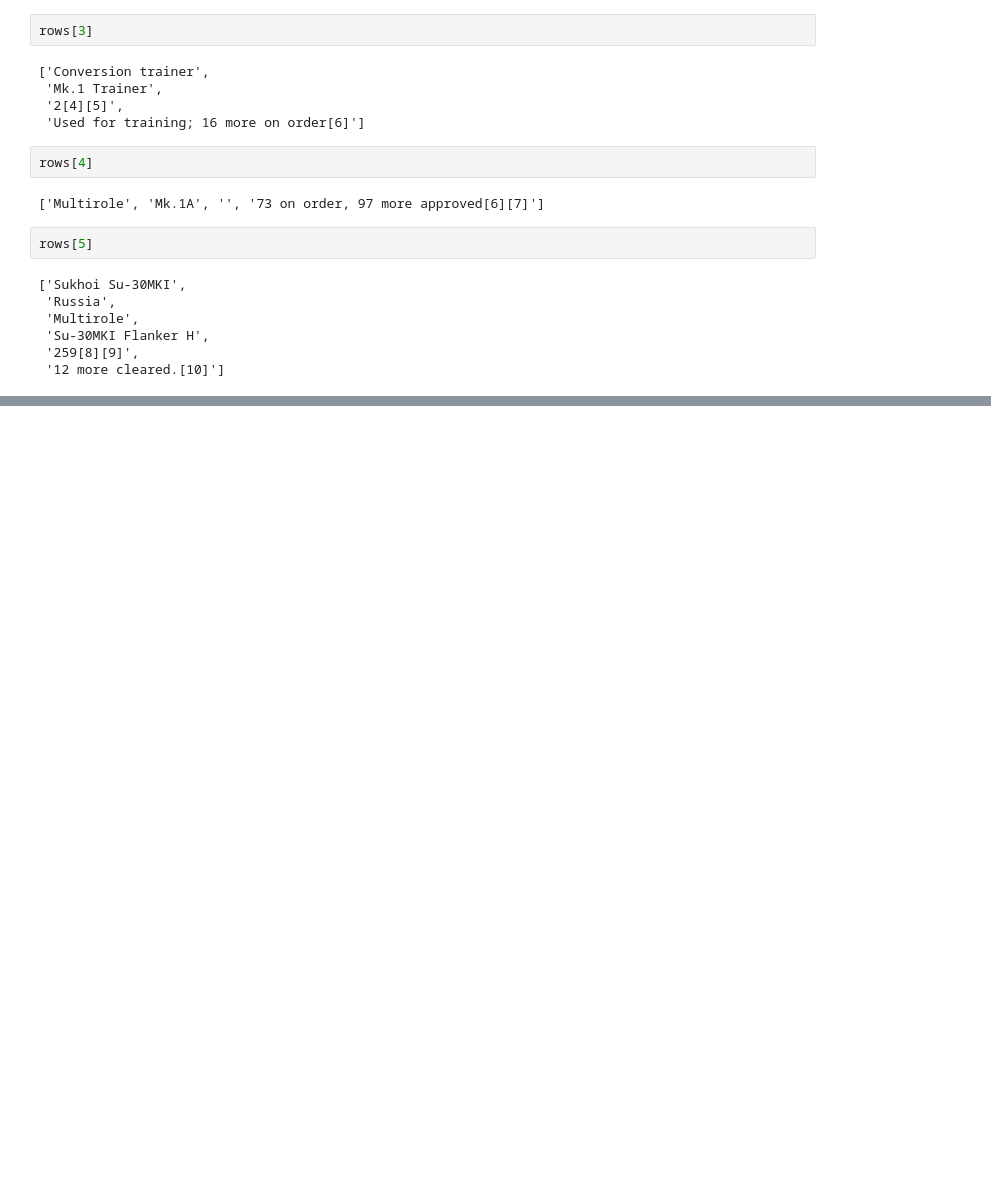
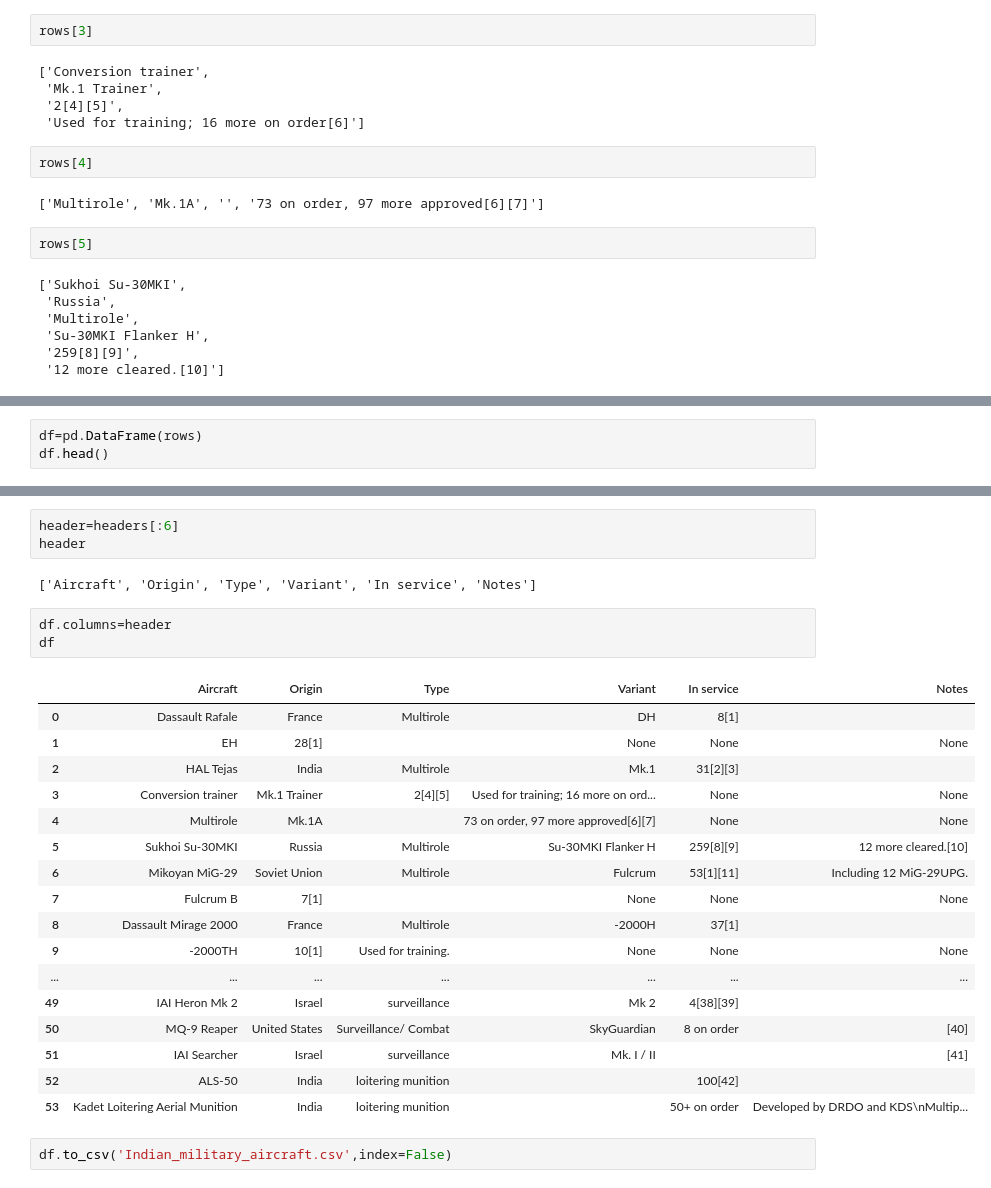
Before and after one commit to sakshi07-hui/Sak_pandas, a Jupyter notebook: HW3.ipynb, the cells around one changed output, grey strips where cells are left out. Saved outputs shown, nothing was run; the diff lists cells and outputs as text; blank space fills up the shorter version.

```diff
--- a/HW3.ipynb
+++ b/HW3.ipynb
@@ -106,0 +109,3 @@ rows[5]
+# %%
+df=pd.DataFrame(rows)
+df.head()
@@ -106,0 +119,28 @@ rows[5]
+# %%
+header=headers[:6]
+header
+# %% [output]
+['Aircraft', 'Origin', 'Type', 'Variant', 'In service', 'Notes']
+# %%
+df.columns=header
+df
+# %% [output]
+|  | Aircraft | Origin | Type | Variant | In service | Notes |
+| 0 | Dassault Rafale | France | Multirole | DH | 8[1] |  |
+| 1 | EH | 28[1] |  | None | None | None |
+| 2 | HAL Tejas | India | Multirole | Mk.1 | 31[2][3] |  |
+| 3 | Conversion trainer | Mk.1 Trainer | 2[4][5] | Used for training; 16 more on ord... | None | None |
+| 4 | Multirole | Mk.1A |  | 73 on order, 97 more approved[6][7] | None | None |
+| 5 | Sukhoi Su-30MKI | Russia | Multirole | Su-30MKI Flanker H | 259[8][9] | 12 more cleared.[10] |
+| 6 | Mikoyan MiG-29 | Soviet Union | Multirole | Fulcrum | 53[1][11] | Including 12 MiG-29UPG. |
+| 7 | Fulcrum B | 7[1] |  | None | None | None |
+| 8 | Dassault Mirage 2000 | France | Multirole | -2000H | 37[1] |  |
+| 9 | -2000TH | 10[1] | Used for training. | None | None | None |
+| ... | ... | ... | ... | ... | ... | ... |
+| 49 | IAI Heron Mk 2 | Israel | surveillance | Mk 2 | 4[38][39] |  |
+| 50 | MQ-9 Reaper | United States | Surveillance/ Combat | SkyGuardian | 8 on order | [40] |
+| 51 | IAI Searcher | Israel | surveillance | Mk. I / II |  | [41] |
+| 52 | ALS-50 | India | loitering munition |  | 100[42] |  |
+| 53 | Kadet Loitering Aerial Munition | India | loitering munition |  | 50+ on order | Developed by DRDO and KDS\nMultip... |
+# %%
+df.to_csv('Indian_military_aircraft.csv',index=False)
```
Also changed, not shown: parts of 2 cells of this notebook.
